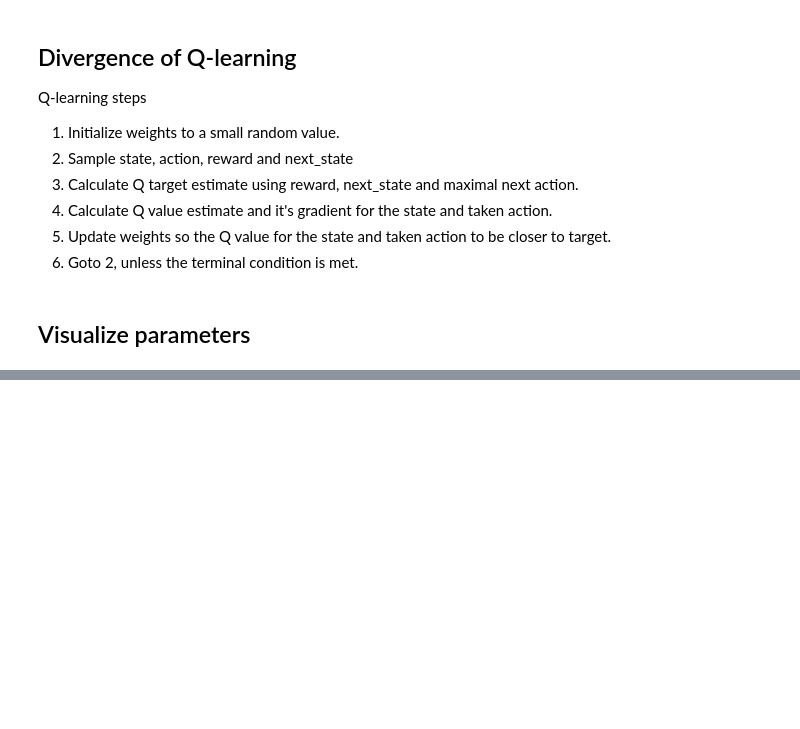
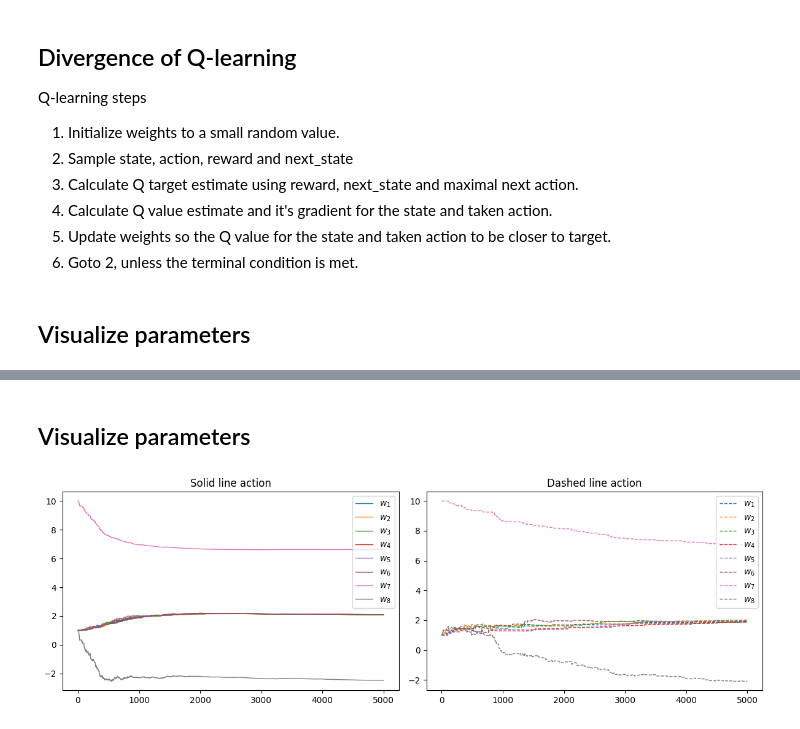
Before and after one commit to afflint/rlcoding, a Jupyter notebook: gym/baird.ipynb, the cells around one changed output, grey strips where cells are left out. Cells and saved outputs as stored; diff of their text form; code cells hidden in the pictures; blank space fills up the shorter version.

```diff
--- a/gym/baird.ipynb
+++ b/gym/baird.ipynb
@@ -137,0 +191,23 @@ plt.show()
+# %%
+initial_w = np.ones((8, 2))
+initial_w[6] = np.array([10, 10]) # initialize such as in the book
+
+H = sarsa(env=env, policy=policy, initial_w=initial_w, n_steps=5_000)
+H0 = np.array(H[0])
+H1 = np.array(H[1])
+# %% [markdown]
+## Visualize parameters
+# %%
+fig, ax = plt.subplots(figsize=(12, 4), ncols=2)
+for i in range(8):
+    p_label = f"$w_{i+1}$"
+    ax[0].plot(H0[:,i], label=p_label, linestyle='-', linewidth=1)
+    ax[1].plot(H1[:,i], label=p_label, linestyle='--', linewidth=1)
+ax[0].set_title('Solid line action')
+ax[1].set_title('Dashed line action')
+ax[0].legend()
+ax[1].legend()
+plt.tight_layout()
+plt.show()
+# %% [output]
+[figure, added]
```
Also changed, not shown: parts of 4 cells of this notebook, 3 other files.
